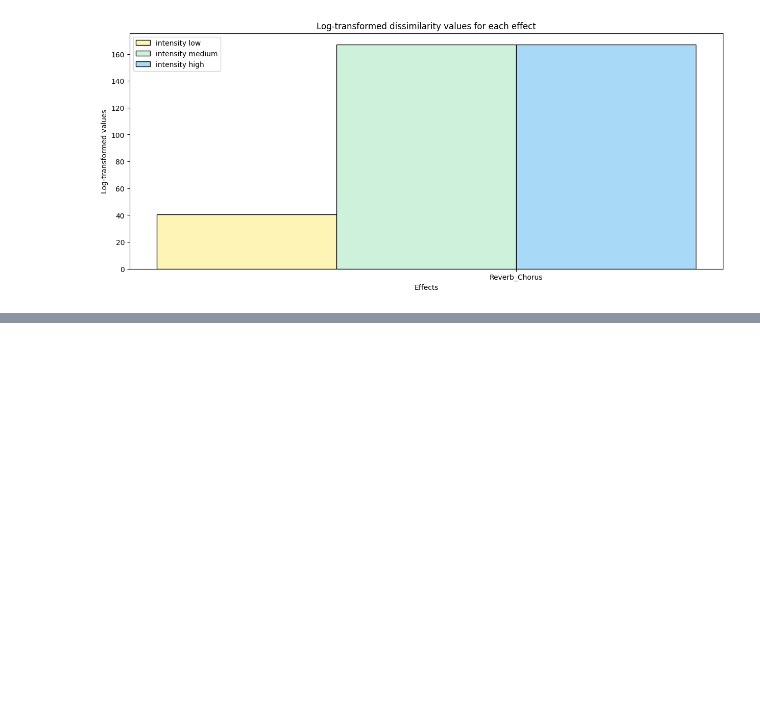
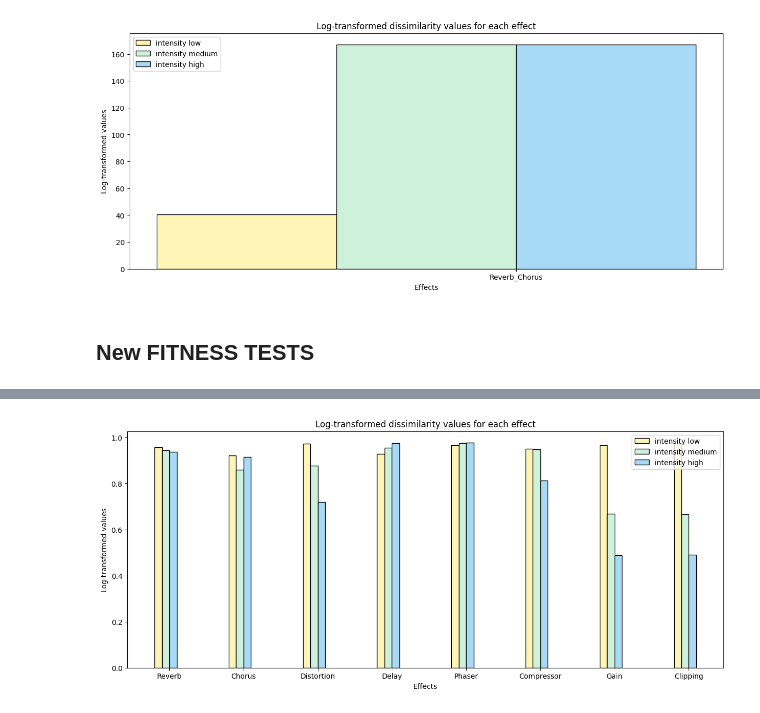
Before and after one commit to Fedrosauro/Guitar-SoundEffects-Recognition-GA, a Jupyter notebook: fitness_testing.ipynb, the cells around one changed output, grey strips where cells are left out. Saved outputs shown, nothing was run; the diff lists cells and outputs as text; code cells hidden in the pictures; blank space fills up the shorter version.

Commit message:
project updated, new simi. added, new GA fitness added + general tests

```diff
--- a/fitness_testing.ipynb
+++ b/fitness_testing.ipynb
@@ -569,3 +569,5 @@ Inverse of confidence: 2.5090909090909093
 Dissimilarity: 167.21978126436463
 [figure]
 [figure]
+# %% [markdown]
+## New FITNESS TESTS
@@ -571,0 +608,63 @@ Dissimilarity: 167.21978126436463
+# %%
+import matplotlib.pyplot as plt
+import numpy as np
+from scipy.stats import pearsonr
+
+file_path = 'audios/scala'
+
+effects = ['Reverb', 'Chorus', "Distortion", 'Delay', 'Phaser', 'Compressor', 'Gain', "Clipping"]
+#effects = ["Reverb_Chorus"]
+intensities = ["low", "medium", "high"]
+#intensities = ["low", "med", "high"]
+#intensities = ["level_1", "level_2", "level_3", "level_4", "level_5", "level_6", "level_7", "level_8", "level_9", "level_10"]
+colors = ['blue', 'green', 'purple', 'gray', 'brown', 'pink', 'orange', 'olive', 'cyan', 'magenta', 'yellow', 'black', 'teal', 'lime', 'indigo', 'gold', 'black', 'darkblue', 'orchid', 'teal', 'limegreen', 'lightpink', 'c', 'black', 'acqua', 'steelblue', 'plum']
+j = 0
+
+dissimilarities = {effect: [] for effect in effects}
+
+for effect in effects:
+    for intensity in intensities:
+        file_tested = file_path + "_" + str(effect) + "_" + str(intensity) + ".mp3"
+        ssim_fitness = spectrogram_ssim_fitness(file_path + ".mp3", file_tested)
+        print(f"{file_tested}: {ssim_fitness}")
+
+        dissimilarities[effect].append(ssim_fitness)
+
+
+transformed_data = dissimilarities
+
+# Prepare the plot
+fig, ax = plt.subplots(figsize=(15, 6))
+
+
+# Colors for the bars
+colors = ['#FEF4B6','#CEF1DB', "#a8daf7"]
+#colors = ['blue', 'green', 'purple', 'gray', 'brown', 'pink', 'orange', 'olive', 'cyan', 'magenta', 'yellow', 'black', 'teal', 'lime', 'indigo', 'gold', 'black', 'darkblue', 'orchid', 'teal', 'limegreen', 'lightpink', 'c']
+
+# Plotting the data
+keys = list(transformed_data.keys())
+values = np.array(list(transformed_data.values()))
+
+bar_width = 0.1
+indices = np.arange(len(keys))
+
+intensities = ["low", "medium", "high"]
+#intensities = ["level_1", "level_2", "level_3", "level_4", "level_5", "level_6", "level_7", "level_8", "level_9", "level_10"]
+
+# Create bars for each value
+for i in range(values.shape[1]):
+    for j in range(len(values[:, i])):
+        color = colors[i]
+        ax.bar(indices[j] + i * bar_width, values[j, i], bar_width, label=f'intensity {intensities[i]}' if j == 0 else "", color=color, edgecolor='black')
+
+# Labeling the graph
+ax.set_xlabel('Effects')
+ax.set_ylabel('Log-transformed values')
+ax.set_title('Log-transformed dissimilarity values for each effect')
+ax.set_xticks(indices + bar_width * 1.5)  # Adjust for centering
+ax.set_xticklabels(keys)
+ax.legend()
+
+# Show the plot
+plt.show()
+# %% [output]
@@ -571,0 +688 @@ Dissimilarity: 167.21978126436463
+[figure, added]
```
Also changed, not shown: parts of 2 cells of this notebook, 28 other files.
